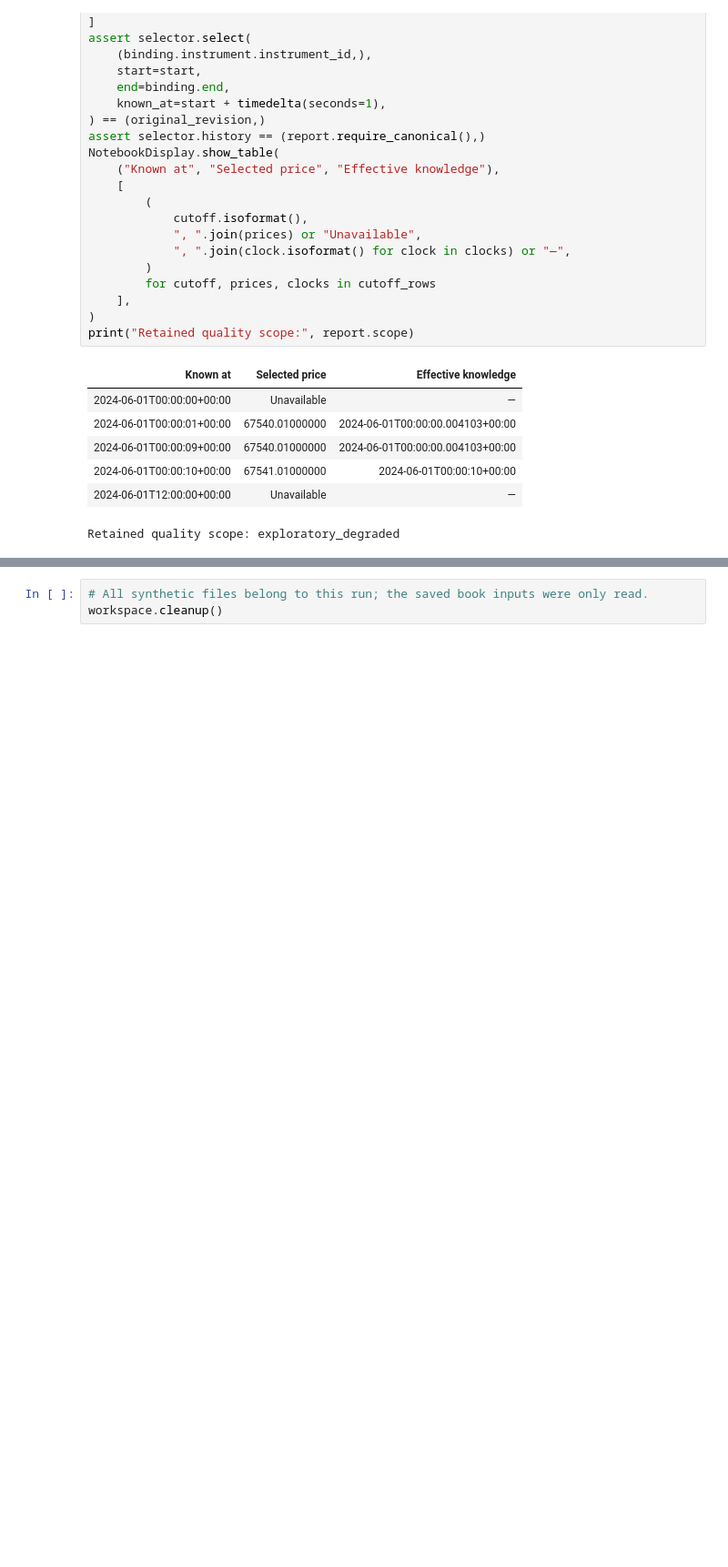
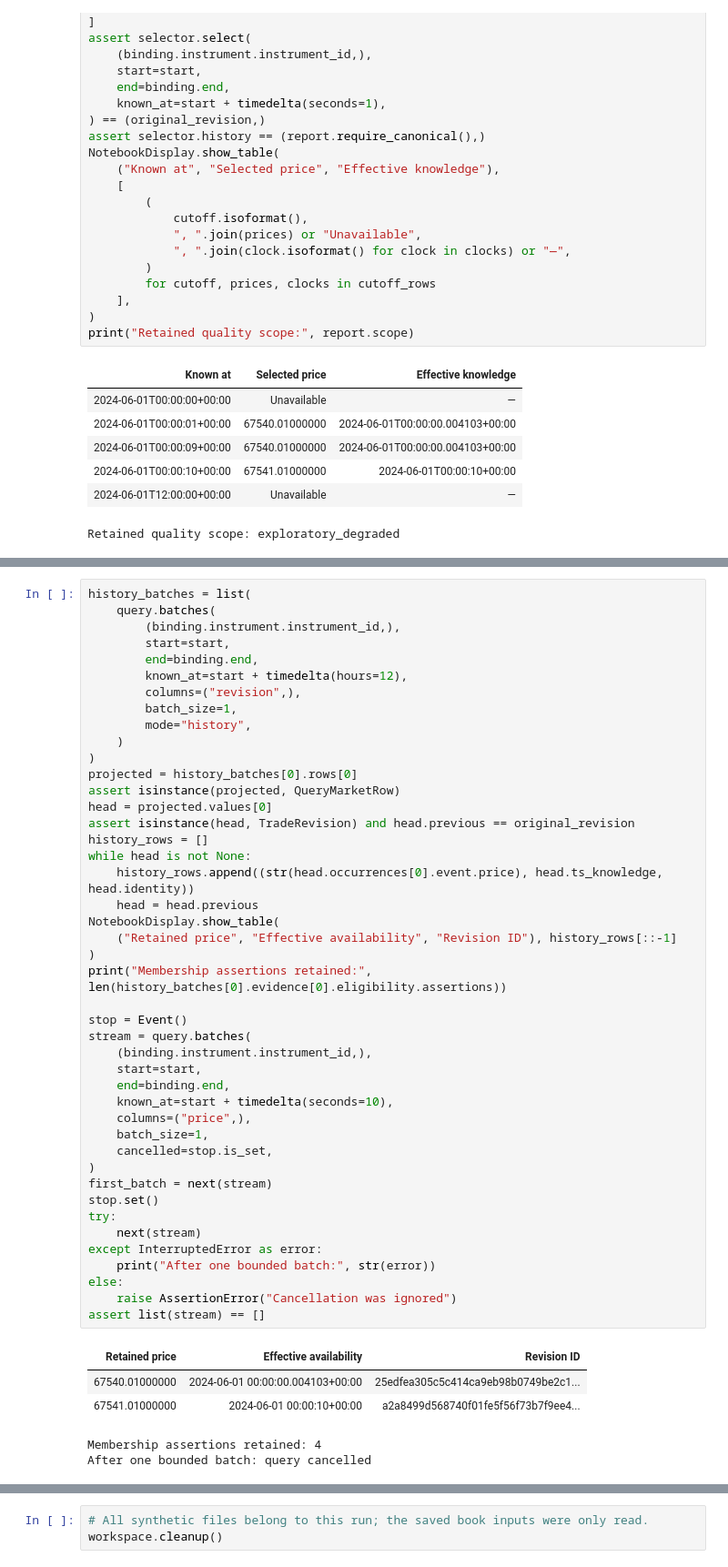
Before and after one commit to lixuanguang/alpha-research-lab-private, a Jupyter notebook: examples/research-foundations.ipynb, the cells around one changed output, grey strips where cells are left out. Shown at 91% size. Cells and saved outputs as stored; diff of their text form; blank space fills up the shorter version.

```diff
--- a/examples/research-foundations.ipynb
+++ b/examples/research-foundations.ipynb
@@ -867,0 +1041,50 @@ The next dataset work is bounded reading in MR 19 and LOB adapters in MR 25.
+# %%
+history_batches = list(
+    query.batches(
+        (binding.instrument.instrument_id,),
+        start=start,
+        end=binding.end,
+        known_at=start + timedelta(hours=12),
+        columns=("revision",),
+        batch_size=1,
+        mode="history",
+    )
+)
+projected = history_batches[0].rows[0]
+assert isinstance(projected, QueryMarketRow)
+head = projected.values[0]
+assert isinstance(head, TradeRevision) and head.previous == original_revision
+history_rows = []
+while head is not None:
+    history_rows.append((str(head.occurrences[0].event.price), head.ts_knowledge, head.identity))
+    head = head.previous
+NotebookDisplay.show_table(
+    ("Retained price", "Effective availability", "Revision ID"), history_rows[::-1]
+)
+print("Membership assertions retained:", len(history_batches[0].evidence[0].eligibility.assertions))
+
+stop = Event()
+stream = query.batches(
+    (binding.instrument.instrument_id,),
+    start=start,
+    end=binding.end,
+    known_at=start + timedelta(seconds=10),
+    columns=("price",),
+    batch_size=1,
+    cancelled=stop.is_set,
+)
+first_batch = next(stream)
+stop.set()
+try:
+    next(stream)
+except InterruptedError as error:
+    print("After one bounded batch:", str(error))
+else:
+    raise AssertionError("Cancellation was ignored")
+assert list(stream) == []
+# %% [output]
+| Retained price | Effective availability | Revision ID |
+| 67540.01000000 | 2024-06-01 00:00:00.004103+00:00 | 25edfea305c5c414ca9eb98b0749be2c1... |
+| 67541.01000000 | 2024-06-01 00:00:10+00:00 | a2a8499d568740f01fe5f56f73b7f9ee4... |
+Membership assertions retained: 4
+After one bounded batch: query cancelled
```
Also changed, not shown: parts of 11 cells of this notebook, 7 other files.
